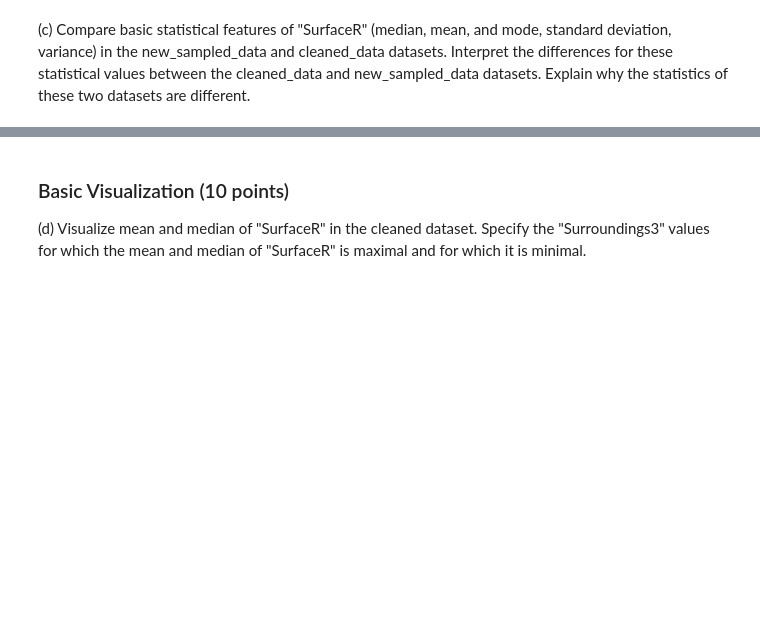
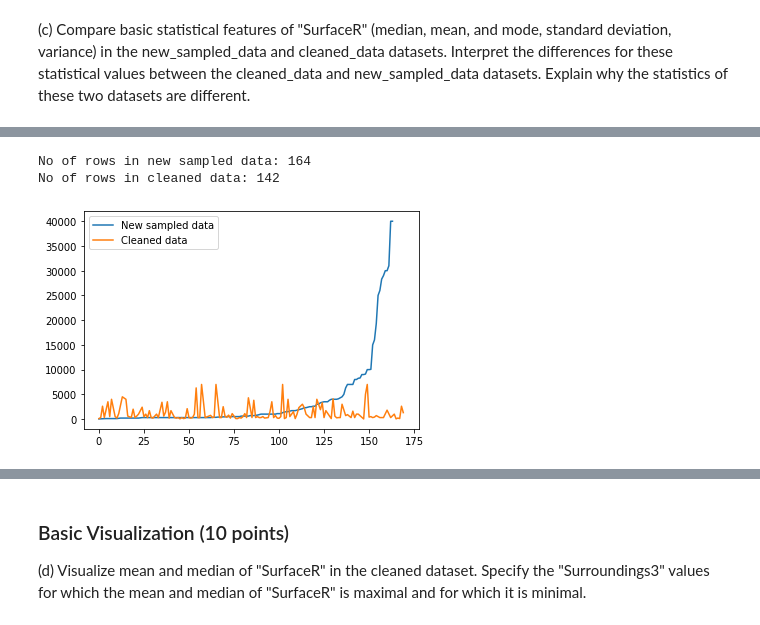
Before and after one commit to shahid-khan/IDS_Assignment_1, a Jupyter notebook: assignment 1.ipynb, the cells around one changed output, grey strips where cells are left out. Saved outputs shown, nothing was run; the diff lists cells and outputs as text; code cells hidden in the pictures; blank space fills up the shorter version.

```diff
--- a/assignment 1.ipynb
+++ b/assignment 1.ipynb
@@ -61,0 +101,10 @@ Explanation:
+# %%
+plt.plot(new_sampled_data['SurfaceR'],label='New sampled data')
+plt.plot(cleaned_data['SurfaceR'],label='Cleaned data')
+plt.legend()
+print("No of rows in new sampled data:", new_sampled_data['SurfaceR'].shape[0])
+print("No of rows in cleaned data:", cleaned_data['SurfaceR'].shape[0])
+# %% [output]
+No of rows in new sampled data: 164
+No of rows in cleaned data: 142
+[figure, added]
```
Also changed, not shown: parts of 22 cells of this notebook, 4 other files.
